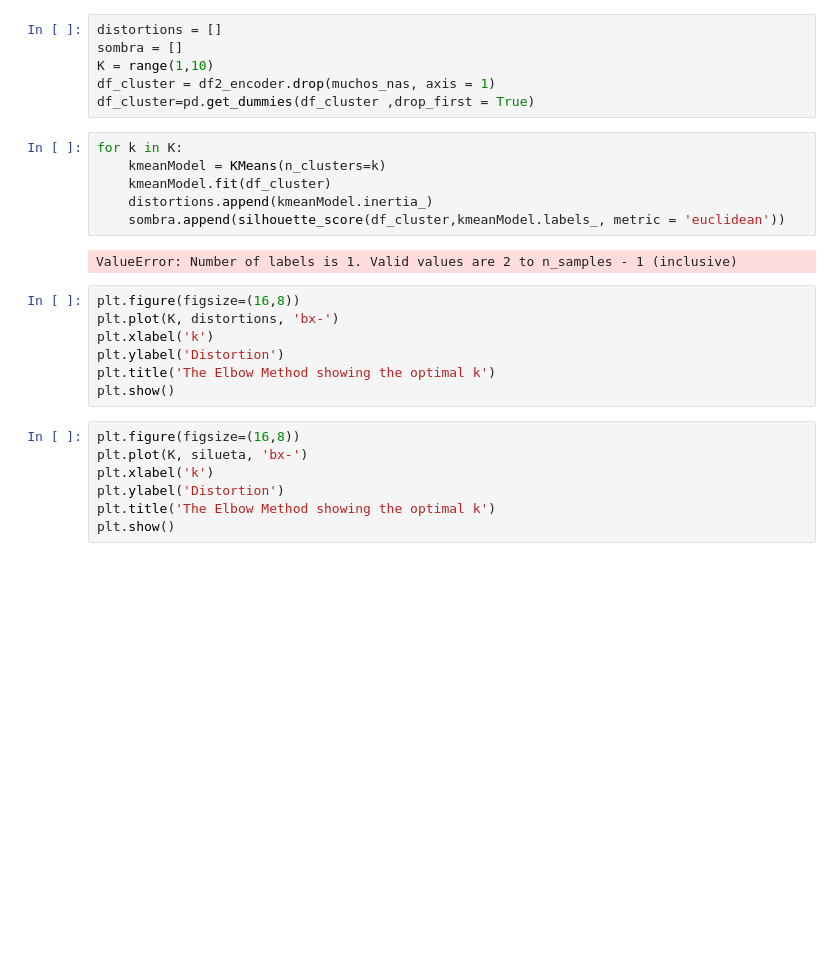
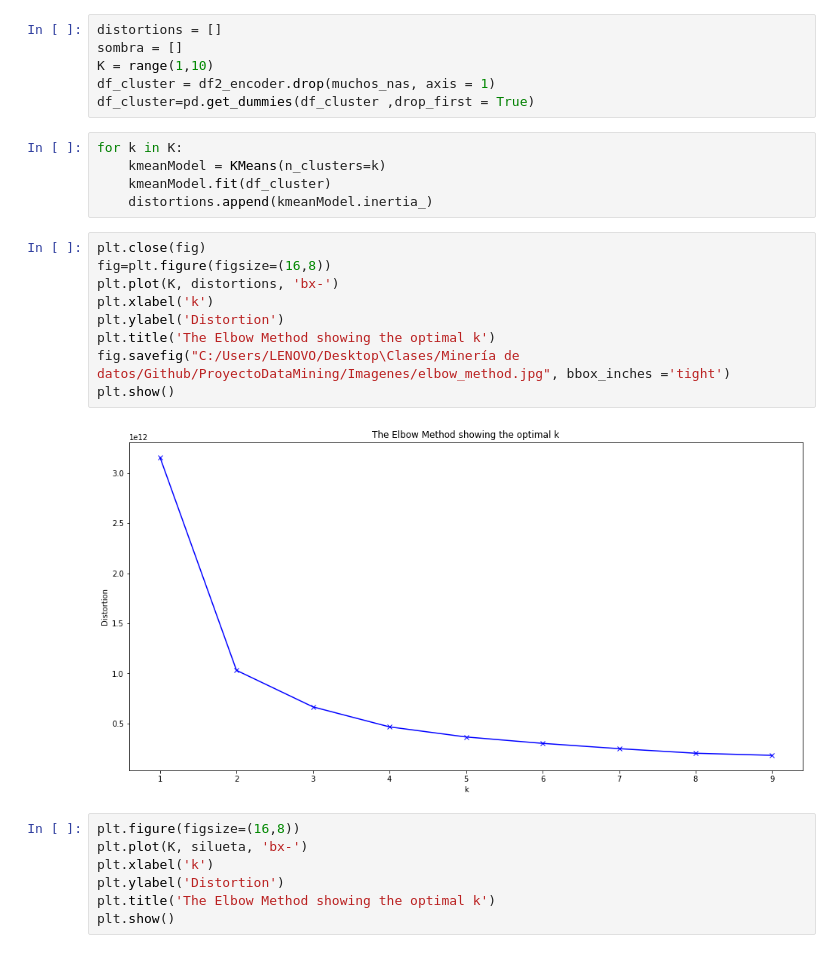
Before and after one commit to AxelLeo129/ProyectoDataMining, a Jupyter notebook: Generación_tablasdefrecuencias_y_corrplot.ipynb, the cells around one changed output. Cells and saved outputs as stored; diff of their text form; blank space fills up the shorter version.

Commit message:
Codigo para defunciones listo ! n.n
Las bases de datos del INE tan feas :c :cow:

```diff
--- a/Generación_tablasdefrecuencias_y_corrplot.ipynb
+++ b/Generación_tablasdefrecuencias_y_corrplot.ipynb
@@ -327,16 +327,17 @@ for k in K:
     kmeanModel = KMeans(n_clusters=k)
     kmeanModel.fit(df_cluster)
     distortions.append(kmeanModel.inertia_)
-    sombra.append(silhouette_score(df_cluster,kmeanModel.labels_, metric = 'euclidean'))
-# %% [output]
-ValueError: Number of labels is 1. Valid values are 2 to n_samples - 1 (inclusive)
 # %%
-plt.figure(figsize=(16,8))
+plt.close(fig)
+fig=plt.figure(figsize=(16,8))
 plt.plot(K, distortions, 'bx-')
 plt.xlabel('k')
 plt.ylabel('Distortion')
 plt.title('The Elbow Method showing the optimal k')
+fig.savefig("C:/Users/LENOVO/Desktop\Clases/Minería de datos/Github/ProyectoDataMining/Imagenes/elbow_method.jpg", bbox_inches ='tight')
 plt.show()
+# %% [output]
+[figure, added]
 # %%
 plt.figure(figsize=(16,8))
 plt.plot(K, silueta, 'bx-')
```
Also changed, not shown: parts of 59 cells of this notebook, 2 other files.
